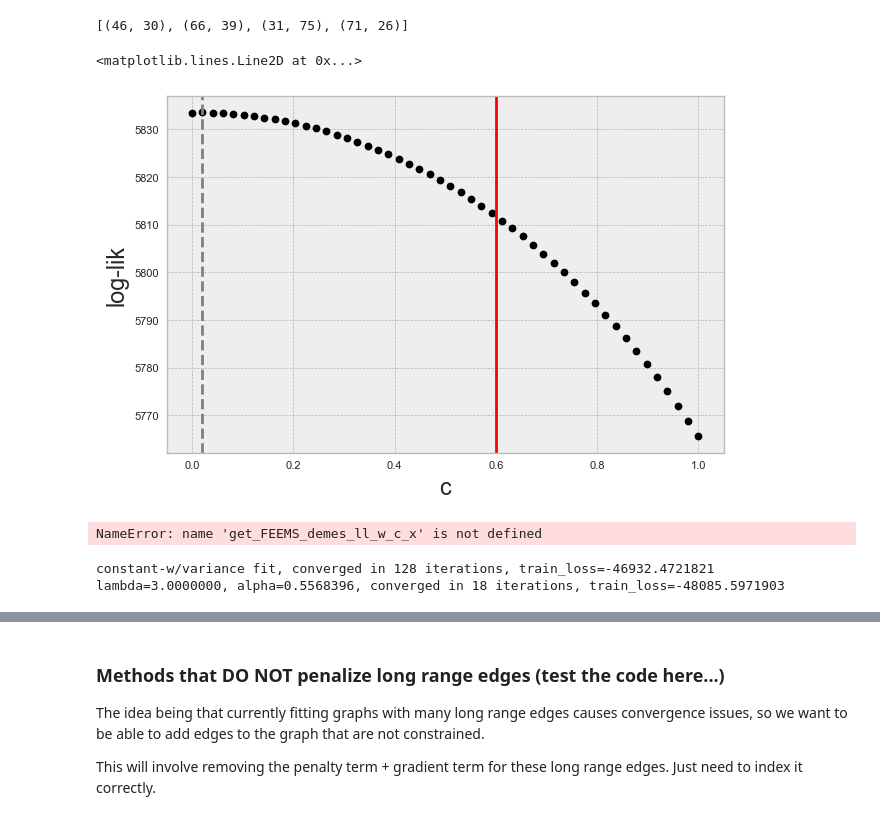
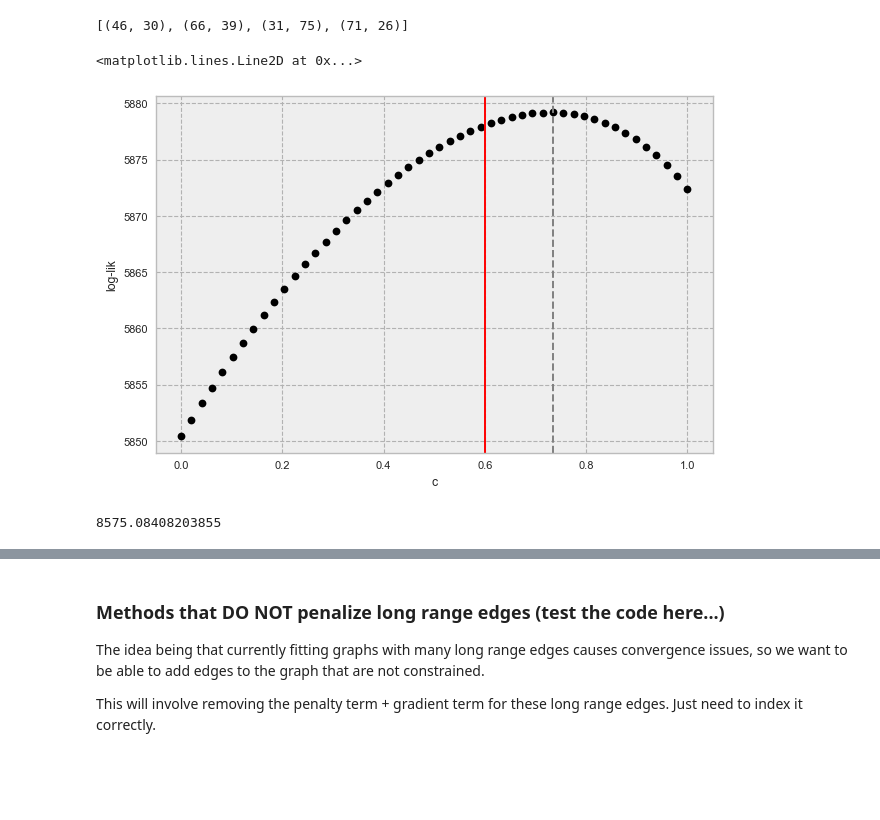
Before and after one commit to NovembreLab/feems, a Jupyter notebook: docs/notebooks/est-long-range.ipynb, the cells around one changed output, grey strips where cells are left out. Drawn from its saved outputs; the diff is of its cells as text; code cells hidden in the pictures; blank space fills up the shorter version.

```diff
--- a/docs/notebooks/est-long-range.ipynb
+++ b/docs/notebooks/est-long-range.ipynb
@@ -340,23 +319,3 @@ plt.plot((sp_graph.n_snps*C@sp_graph.S@C.T)[:,lrn[0][1]-1],(-0.5*C@resmat@C.T)[:
 # %% [output]
 LinregressResult(slope=0.0008447734823054908, intercept=-0.09110141029188856, rvalue=0.9801114865818458, pvalue=0.0, stderr=2.1654755464160985e-06, intercept_stderr=0.0018212738710352593)
 [figure]
-# %%
-C = np.vstack((-np.ones(sp_graph.n_observed_nodes-1),np.eye(sp_graph.n_observed_nodes-1))).T
-
-Dstar = squareform(pdist(sp_graph.frequencies,"sqeuclidean"))/1500
-
-Rmat = -2*obj.Linv + np.reshape(np.diag(obj.Linv),(1,-1)).T @ np.ones((sp_graph.n_observed_nodes,1)).T + np.ones((sp_graph.n_observed_nodes,1)) @ np.reshape(np.diag(obj.Linv),(1,-1))
-resmat = Rmat + np.reshape(1/sp_graph.q,(1,-1)).T @ np.ones((sp_graph.n_observed_nodes,1)).T +  np.ones((sp_graph.n_observed_nodes,1)) @ np.reshape(1/sp_graph.q,(1,-1)) - 2*np.diag(1/sp_graph.q)
-
-c = 0.2; x = 0/sp_graph.q[lrn[0][0]]
-
-resmat[lrn[0][0],lrn[0][1]] = (0.5*c**2-1.5*c+1)*Rmat[lrn[0][0],lrn[0][1]] + (4*c*x-c**2*x+1+c)/sp_graph.q[lrn[0][0]] + (1-c)/sp_graph.q[lrn[0][1]]
-resmat[lrn[0][1],lrn[0][0]] = resmat[lrn[0][0],lrn[0][1]]
-for i in set(range(sp_graph.n_observed_nodes))-set([lrn[0][0],lrn[0][1]]):
-    resmat[i,lrn[0][1]] = (1-c)*(Rmat[i,lrn[0][1]]) + c*Rmat[i,lrn[0][0]] + 0.5*(c**2-c)*Rmat[lrn[0][0],lrn[0][1]] + 1/sp_graph.q[i] + (1-c)/sp_graph.q[lrn[0][1]] + (4*c*x-c**2*x+c)/sp_graph.q[lrn[0][0]]
-    resmat[lrn[0][1],i] = resmat[i,lrn[0][1]]
-
-print(sp.stats.linregress(np.ravel(sp_graph.n_snps*C@sp_graph.S@C.T),np.ravel(-0.5*C@resmat@C.T))[2]**2)
-plt.plot((sp_graph.n_snps*C@sp_graph.S@C.T)[np.tril_indices(sp_graph.n_observed_nodes-1,-1)],(-0.5*C@resmat@C.T)[np.tril_indices(sp_graph.n_observed_nodes-1,-1)],'bo',label='off-diagonal',alpha=0.6); plt.xlabel(r'$pC\hat \Sigma C^\top$'); plt.ylabel(r'$-\frac{1}{2}C\Delta C^\top$');
-plt.plot(np.diag(sp_graph.n_snps*C@sp_graph.S@C.T),np.diag(-0.5*C@resmat@C.T),'ko',label='diagonal',alpha=0.6); plt.title(r'$c={},\tau={}$'.format(0.6,np.ceil(1*sp_graph.q[lrn[0][0]])//2));
-plt.plot((sp_graph.n_snps*C@sp_graph.S@C.T)[:,55],(-0.5*C@resmat@C.T)[:,55],'g+',label='id'); plt.plot((sp_graph.n_snps*C@sp_graph.S@C.T)[55,55],(-0.5*C@resmat@C.T)[55,55],'rx',label='dd'); plt.legend();
@@ -475,36 +433,24 @@ v.draw_c_colorbar()
 # %%
 # sp_graph.fit(lamb=3.,optimize_q='n-dim'); obj = Joint_Objective(sp_graph); obj.inv(); obj.grad(reg=False);
 llc = []
 for c in np.linspace(0,1,50):
-    llc.append(get_FEEMS_demes_ll_w_c(sp_graph, obj, [(46,30)], c,)[0])
+    llc.append(get_FEEMS_demes_ll_w_c(sp_graph, obj, [(23,56)], c,)[0])
     # llc.append(-get_FEEMS_demes_nll_w_c(c, sp_graph, obj, [(56,23)], form='matrix'))
 plt.plot(np.linspace(0,1,50),llc,'ko'); plt.xlabel(r'c'); plt.ylabel(r'log-lik'); plt.axvline(0.6,color='red');
 plt.axvline(np.linspace(0,1,50)[np.argmax(llc)],color='grey',ls='--')
 # %% [output]
 <matplotlib.lines.Line2D at 0x...>
-[figure, old version]
+[figure, new version]
-# %%
-llx = []
-for x in np.linspace(0,1,20):
-    llx.append(get_FEEMS_demes_ll_w_c_x(sp_graph, obj, [(8,27)], 0.6, x,)[0])
-plt.plot(np.linspace(0,1,20),llx,'ko'); plt.xlabel(r'$x$'); plt.ylabel(r'log-lik'); plt.axvline(4/sp_graph.q[8],color='red');
-plt.axvline(np.linspace(0,1,20)[np.argmax(llx)],color='grey',ls='--')
-
-# cnum = 20; xnum = 20; llcx = np.zeros((cnum,xnum)); R2cx = np.zeros_like(llcx)
-# for ic, c in enumerate(np.linspace(0,1,cnum)):
-#     for ix, x in enumerate(np.linspace(0,1,xnum)):
-#         llcx[ic,ix], R2cx[ic,ix] = get_FEEMS_demes_ll_w_c_x(sp_graph, obj, [(8,27)], c, x)
-# %% [output]
-NameError: name 'get_FEEMS_demes_ll_w_c_x' is not defined
 # %%
 # gen_test_1e = deepcopy(gen_test_225)
-sp_graph = Joint_SpatialGraph(gen_test_80_adm, coord_def, grid_def, edge_def)
-sp_graph.fit(lamb=3.,optimize_q='n-dim');
-obj = Joint_Objective(sp_graph); obj.inv(); obj.grad(reg=False);
+# sp_graph = Joint_SpatialGraph(gen_test_80_adm, coord_def, grid_def, edge_def)
+# sp_graph.fit(lamb=3.,optimize_q='n-dim');
+# obj = Joint_Objective(sp_graph); obj.inv(); obj.grad(reg=False);
+
+sp.optimize.minimize(get_grad_FEEMS_demes_nll_w_c,x0=rng.uniform(),args=({'sp_graph':sp_graph,'obj':obj,'lrn':[(23,56)]}),jac=True,method='Nelder-Mead',bounds=[[0,1]]).fun
 
 # plt.hist(sp_graph.w,20); plt.axvline(np.exp(0.5),color='k')
 # Fst = comp_fst_mat(gen_test_81,30,81)
 # plt.imshow(Fst,cmap='Blues'); plt.grid(); plt.colorbar()
 # %% [output]
-constant-w/variance fit, converged in 128 iterations, train_loss=-46932.4721821
-lambda=3.0000000, alpha=0.5568396, converged in 18 iterations, train_loss=-48085.5971903
+8575.08408203855
```
Also changed, not shown: parts of 40 cells of this notebook, 4 other files.
